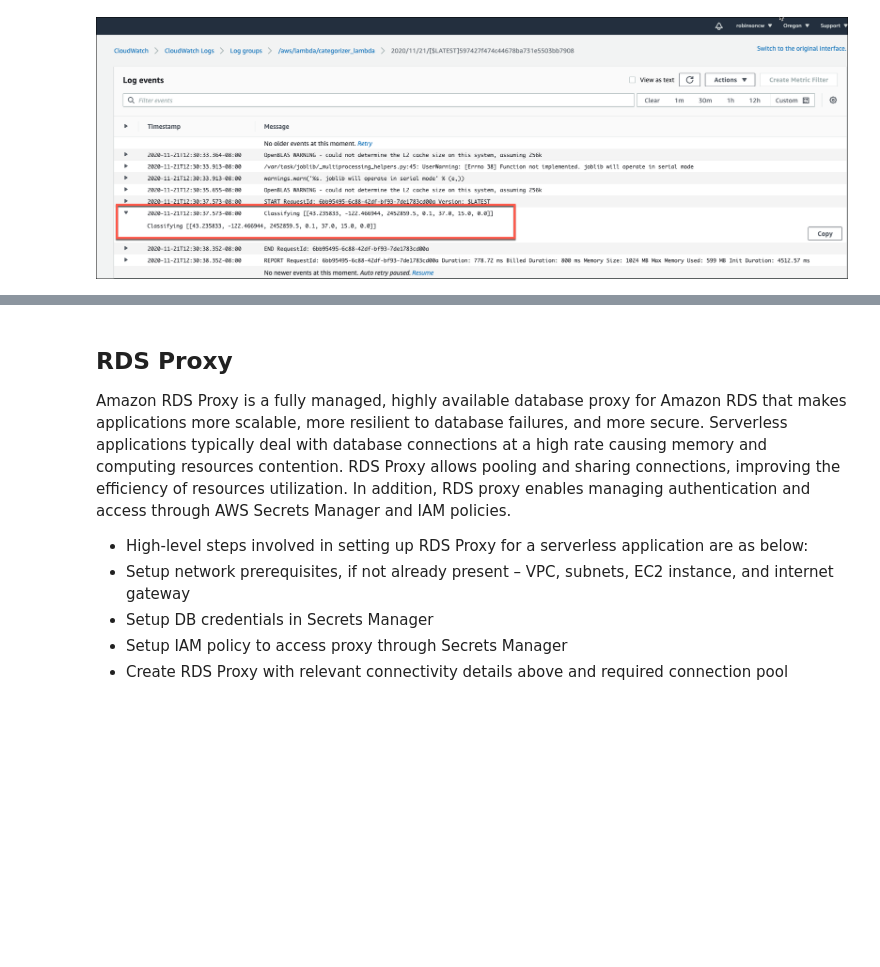
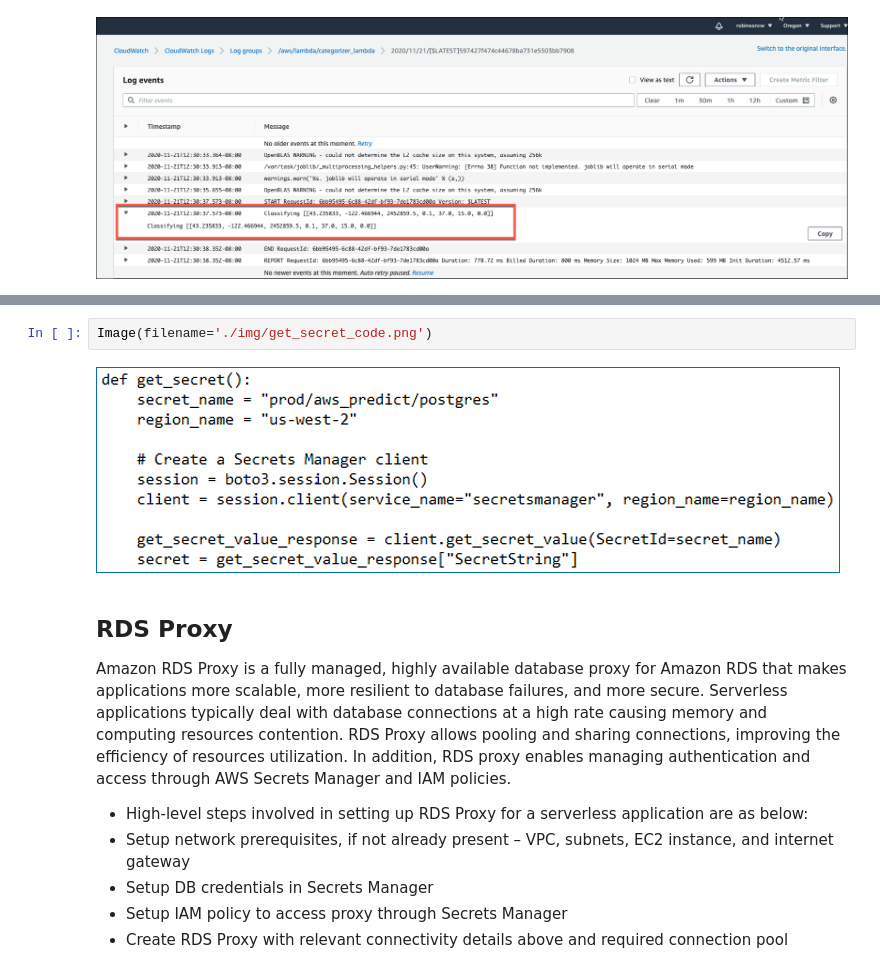
Before and after one commit to RobinsonCW/USWildfireAnalysis, a Jupyter notebook: src/objectives/python/USWildfireAnalysis.ipynb, the cells around one changed output, grey strips where cells are left out. Cells and saved outputs as stored; diff of their text form; blank space fills up the shorter version.

```diff
--- a/src/objectives/python/USWildfireAnalysis.ipynb
+++ b/src/objectives/python/USWildfireAnalysis.ipynb
@@ -480,3 +481,7 @@ Below code snippet identifies the way to get the secret value and decrypt it.
+# %%
+Image(filename='./img/get_secret_code.png')
+# %% [output]
+[figure, added]
 # %% [markdown]
 ## RDS Proxy
 
```
Also changed, not shown: parts of 15 cells of this notebook, 1 other file.
